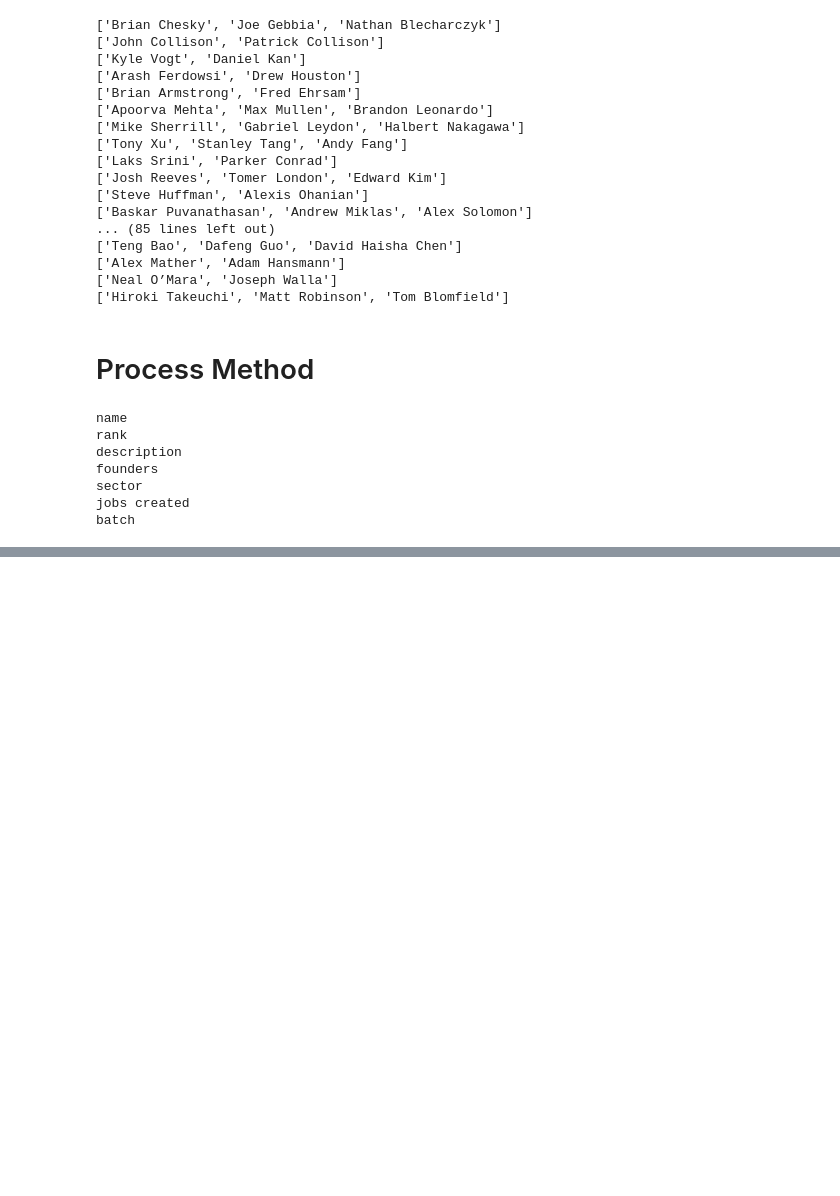
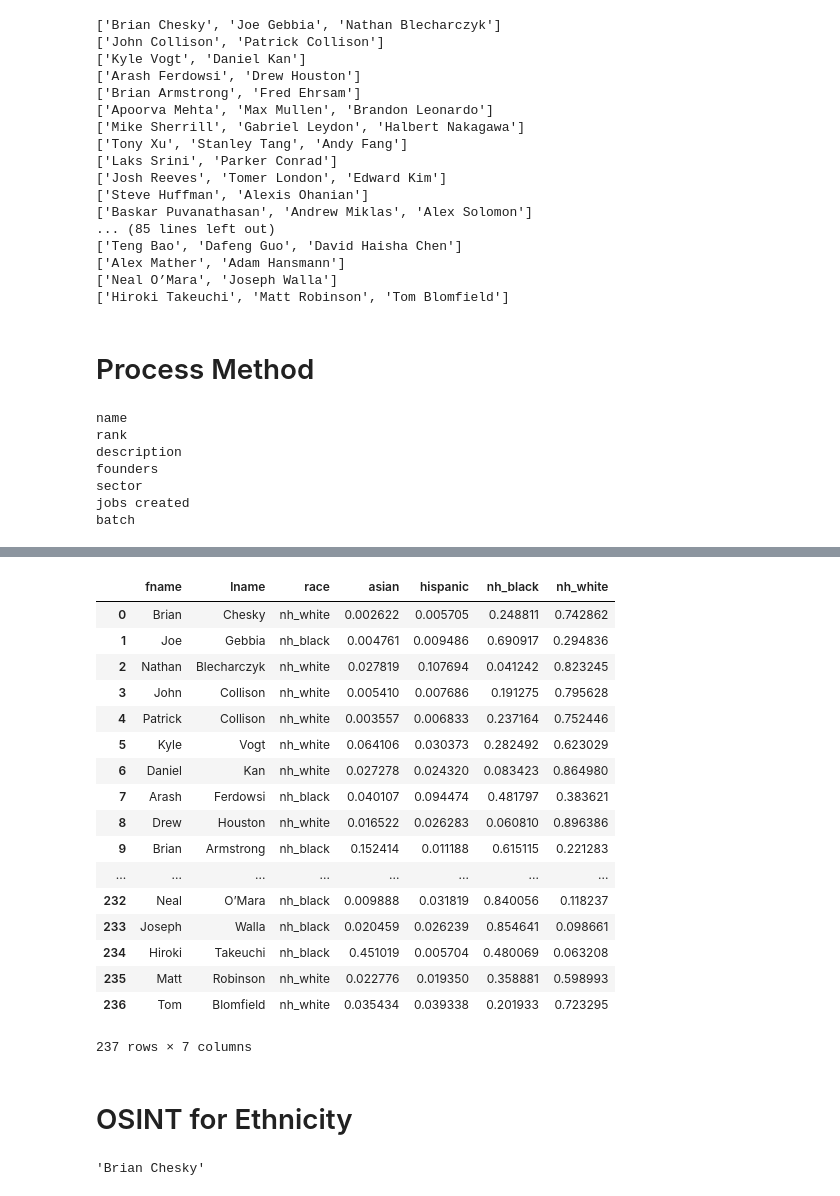
Before and after one commit to arush15june/EthnicJudger, a Jupyter notebook: EthnicityJudger.ipynb, the cells around one changed output, grey strips where cells are left out. Drawn from its saved outputs; the diff is of its cells as text; code cells hidden in the pictures; blank space fills up the shorter version.

```diff
--- a/EthnicityJudger.ipynb
+++ b/EthnicityJudger.ipynb
@@ -186,0 +214,2 @@ S2011
+# %%
+fl_model = pred_fl_reg_name(founderDF, 'fname', 'lname')
@@ -186,0 +237,23 @@ S2011
+# %%
+fl_model
+# %% [output]
+|  | fname | lname | race | asian | hispanic | nh_black | nh_white |
+| 0 | Brian | Chesky | nh_white | 0.002622 | 0.005705 | 0.248811 | 0.742862 |
+| 1 | Joe | Gebbia | nh_black | 0.004761 | 0.009486 | 0.690917 | 0.294836 |
+| 2 | Nathan | Blecharczyk | nh_white | 0.027819 | 0.107694 | 0.041242 | 0.823245 |
+| 3 | John | Collison | nh_white | 0.005410 | 0.007686 | 0.191275 | 0.795628 |
+| 4 | Patrick | Collison | nh_white | 0.003557 | 0.006833 | 0.237164 | 0.752446 |
+| 5 | Kyle | Vogt | nh_white | 0.064106 | 0.030373 | 0.282492 | 0.623029 |
+| 6 | Daniel | Kan | nh_white | 0.027278 | 0.024320 | 0.083423 | 0.864980 |
+| 7 | Arash | Ferdowsi | nh_black | 0.040107 | 0.094474 | 0.481797 | 0.383621 |
+| 8 | Drew | Houston | nh_white | 0.016522 | 0.026283 | 0.060810 | 0.896386 |
+| 9 | Brian | Armstrong | nh_black | 0.152414 | 0.011188 | 0.615115 | 0.221283 |
+| ... | ... | ... | ... | ... | ... | ... | ... |
+| 232 | Neal | O’Mara | nh_black | 0.009888 | 0.031819 | 0.840056 | 0.118237 |
+| 233 | Joseph | Walla | nh_black | 0.020459 | 0.026239 | 0.854641 | 0.098661 |
+| 234 | Hiroki | Takeuchi | nh_black | 0.451019 | 0.005704 | 0.480069 | 0.063208 |
+| 235 | Matt | Robinson | nh_white | 0.022776 | 0.019350 | 0.358881 | 0.598993 |
+| 236 | Tom | Blomfield | nh_white | 0.035434 | 0.039338 | 0.201933 | 0.723295 |
+237 rows × 7 columns
+# %% [markdown]
+# OSINT for Ethnicity
@@ -186,0 +262,5 @@ S2011
+# %%
+name = '{} {}'.format(founder_names['fname'][0], founder_names['lname'][0])
+name
+# %% [output]
+'Brian Chesky'
```
Also changed, not shown: parts of 16 cells of this notebook, 1 other file.
